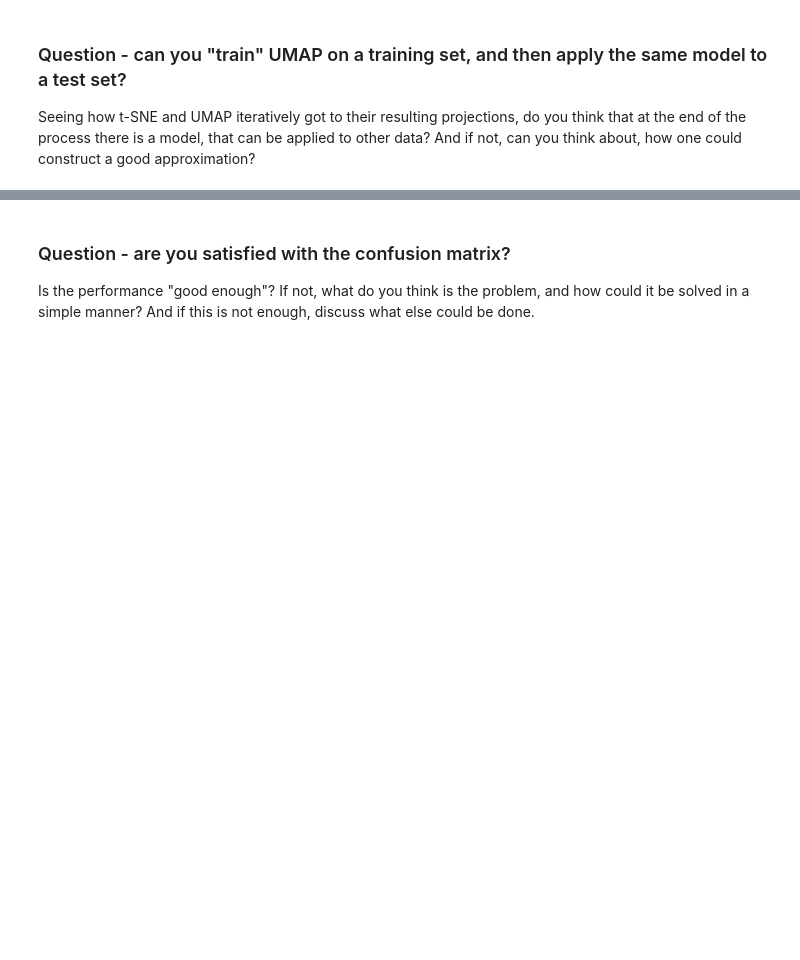
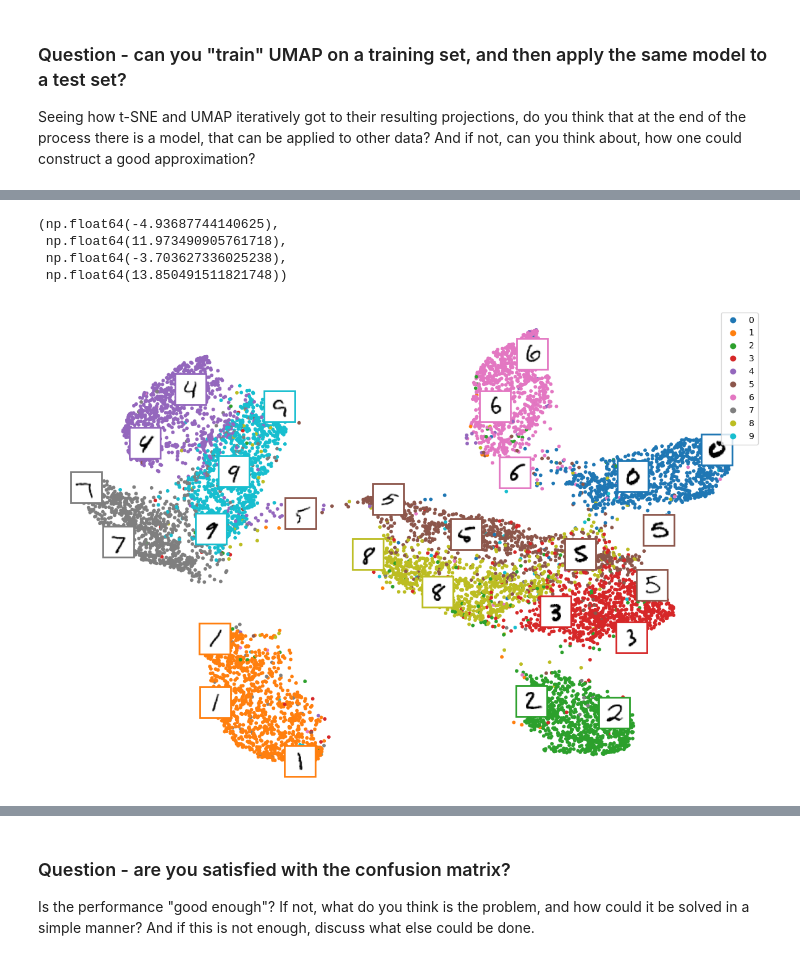
Before and after one commit to DracoArgenteus/AppliedML2025, a Jupyter notebook: Week4/AnomalyDetection_AutoEncoder_MNISTdata.ipynb, the cells around one changed output, grey strips where cells are left out. Cells and saved outputs as stored; diff of their text form; code cells hidden in the pictures; blank space fills up the shorter version.

```diff
--- a/Week4/AnomalyDetection_AutoEncoder_MNISTdata.ipynb
+++ b/Week4/AnomalyDetection_AutoEncoder_MNISTdata.ipynb
@@ -44,8 +47,12 @@ import itertools
 transform = transforms.ToTensor()
 
 # Load the training and test datasets
-train_dataset = datasets.MNIST('dataset', train=True, download=True, transform=transform)
-test_dataset  = datasets.MNIST('dataset', train=False, download=True, transform=transform)
+train_dataset = datasets.MNIST(
+    "dataset", train=True, download=True, transform=transform
+)
+test_dataset = datasets.MNIST(
+    "dataset", train=False, download=True, transform=transform
+)
 # %%
 # Split training data into training and validation data:
 full_len = len(train_dataset)
@@ -296,19 +340,27 @@ ax.axis("off");
 # %%
 # Plot embedding with example images:
 fig, ax = plt.subplots(figsize=(15, 10))
 cmap = plt.cm.tab10
 scatter = ax.scatter(embedding[:, 0], embedding[:, 1], c=labels_test, s=10, cmap=cmap)
 ax.legend(*scatter.legend_elements())
-image_positions = np.array([[1., 1.]])
+image_positions = np.array([[1.0, 1.0]])
 for index, position in enumerate(embedding):
     dist = np.sum((position - image_positions) ** 2, axis=1)
-    if np.min(dist) > 4:            # If far enough from other images...
+    if np.min(dist) > 4:  # If far enough from other images...
         image_positions = np.r_[image_positions, [position]]
         imagebox = mpl.offsetbox.AnnotationBbox(
             mpl.offsetbox.OffsetImage(test_dataset[index][0][0], cmap="binary"),
-            position, bboxprops={"edgecolor": cmap(labels_test[index]), "lw": 2})
+            position,
+            bboxprops={"edgecolor": cmap(labels_test[index]), "lw": 2},
+        )
         fig.gca().add_artist(imagebox)
-ax.axis("off");
+ax.axis("off")
+# %% [output]
+(np.float64(-4.93687744140625),
+ np.float64(11.973490905761718),
+ np.float64(-3.703627336025238),
+ np.float64(13.850491511821748))
+[figure, added]
 # %%
 # k-means clustering of embedding:
 kmeans = KMeans(n_clusters=10, random_state=42)
```
Also changed, not shown: parts of 19 cells of this notebook, 27 other files.
